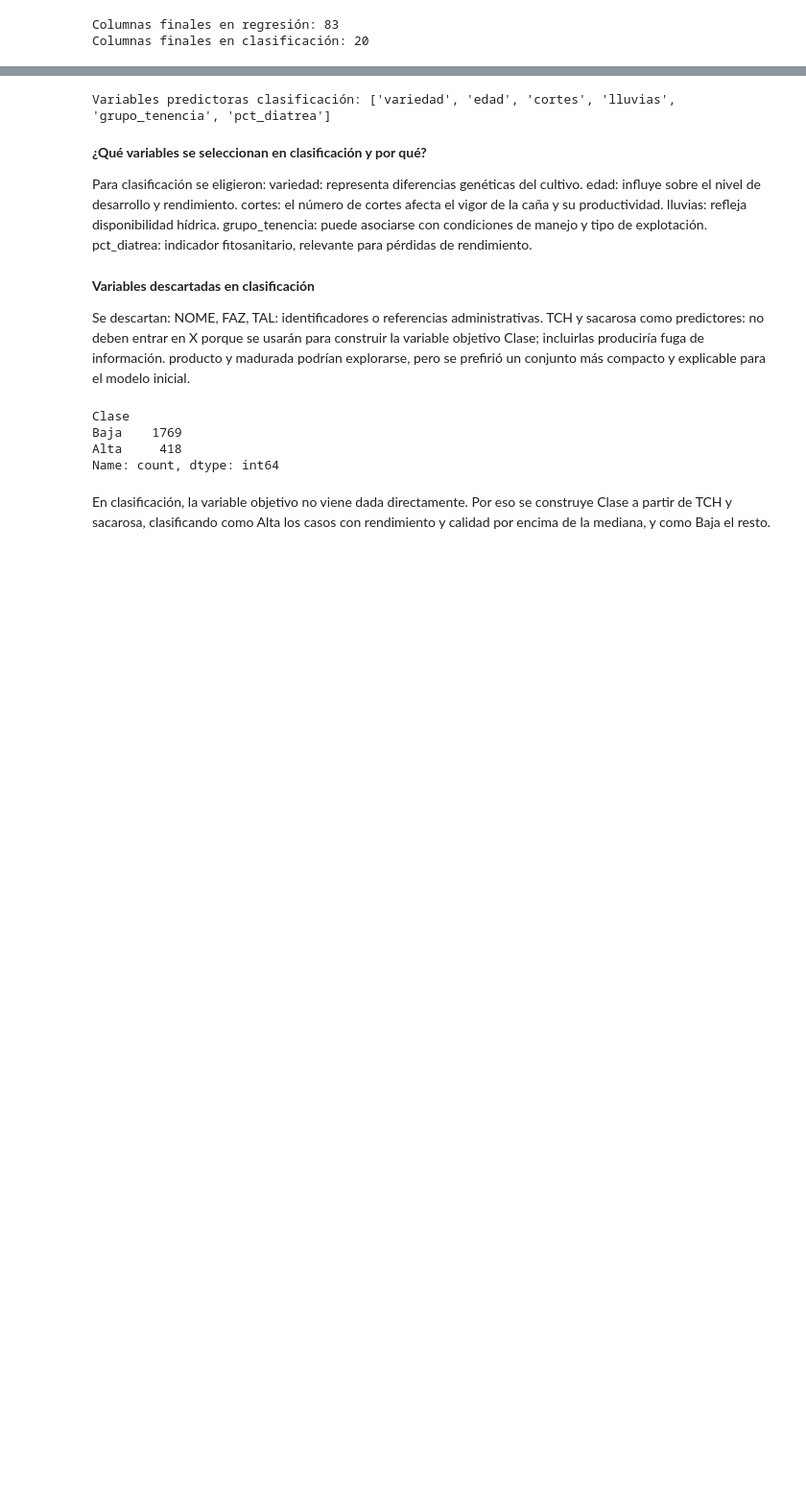
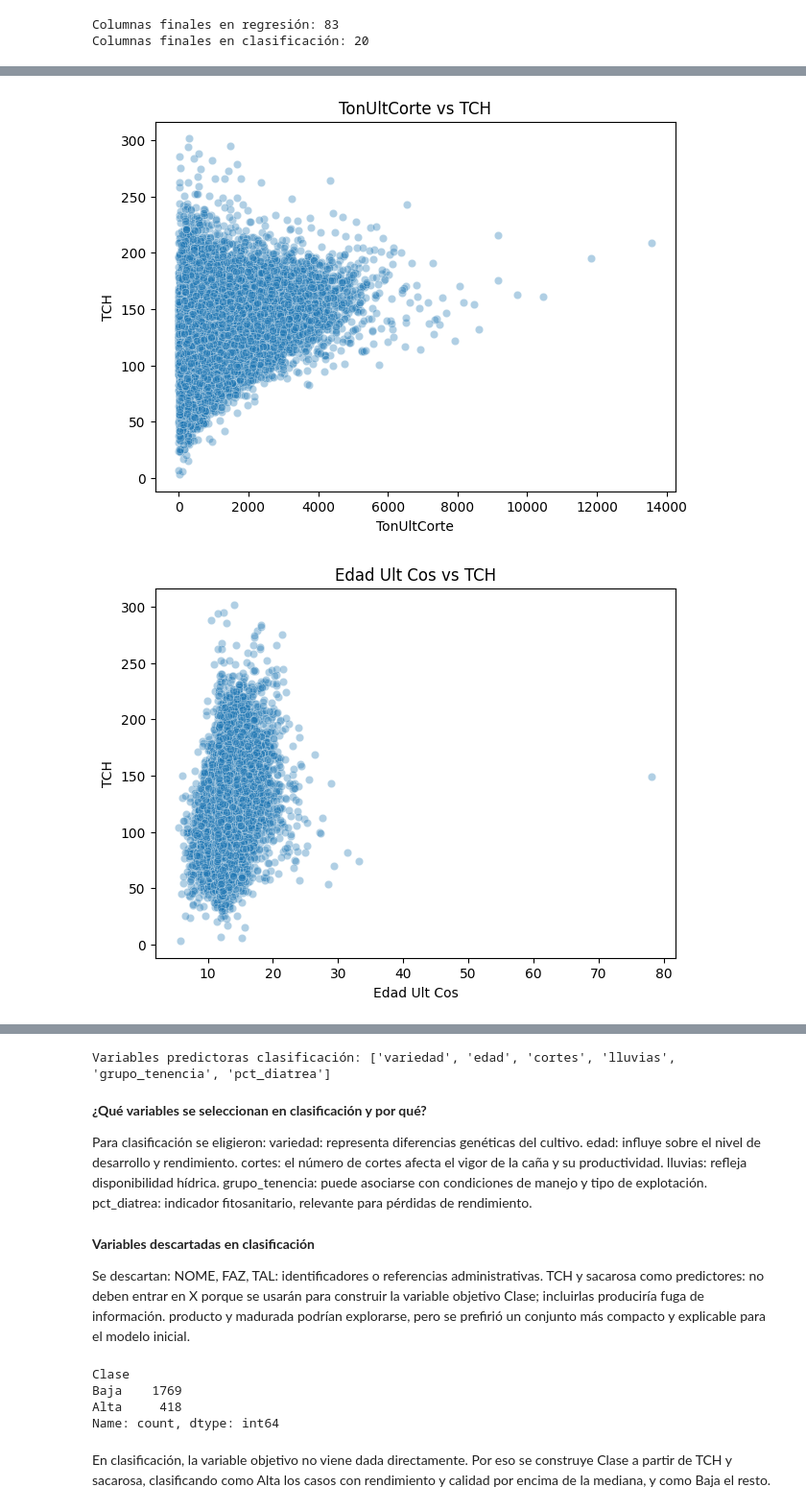
Before and after one commit to luiscadn/ProvidenciaCane-Harvest-Forecasting-ML, a Jupyter notebook: notebooks/01_EDA.ipynb, the cells around one changed output, grey strips where cells are left out. Shown at 96% size. Saved outputs shown, nothing was run; the diff lists cells and outputs as text; code cells hidden in the pictures; blank space fills up the shorter version.

```diff
--- a/notebooks/01_EDA.ipynb
+++ b/notebooks/01_EDA.ipynb
@@ -106,0 +733,44 @@ Variables con altísimo porcentaje de faltantes: por ejemplo Fert.Nitrogen., Ure
+# %%
+
+# 1) TonUltCorte vs TCH
+plt.figure(figsize=(7,5))
+sns.scatterplot(data=df_reg_sacarosa, x='TonUltCorte', y='TCH', alpha=0.35)
+plt.title('TonUltCorte vs TCH')
+plt.xlabel('TonUltCorte')
+plt.ylabel('TCH')
+plt.show()
+
+# 2) Edad Ult Cos vs TCH
+plt.figure(figsize=(7,5))
+sns.scatterplot(data=df_reg_sacarosa, x='Edad Ult Cos', y='TCH', alpha=0.35)
+plt.title('Edad Ult Cos vs TCH')
+plt.xlabel('Edad Ult Cos')
+plt.ylabel('TCH')
+plt.show()
+
+# 3) Luvias 9 -FC vs TCH
+plt.figure(figsize=(7,5))
+sns.scatterplot(data=df_reg_sacarosa, x='Luvias 9 -FC', y='TCH', alpha=0.35)
+plt.title('Luvias 9 -FC vs TCH')
+plt.xlabel('Luvias 9 -FC')
+plt.ylabel('TCH')
+plt.show()
+
+# 4) Dosis Madurante vs %Sac.Caña
+plt.figure(figsize=(7,5))
+sns.scatterplot(data=df_reg_sacarosa, x='Dosis Madurante', y='%Sac.Caña', alpha=0.35)
+plt.title('Dosis Madurante vs %Sac.Caña')
+plt.xlabel('Dosis Madurante')
+plt.ylabel('%Sac.Caña')
+plt.show()
+
+# 5) Lluvias (2 Meses Ant.) vs %Sac.Caña
+plt.figure(figsize=(7,5))
+sns.scatterplot(data=df_reg_sacarosa, x='Lluvias (2 Meses Ant.)', y='%Sac.Caña', alpha=0.35)
+plt.title('Lluvias (2 Meses Ant.) vs %Sac.Caña')
+plt.xlabel('Lluvias (2 Meses Ant.)')
+plt.ylabel('%Sac.Caña')
+plt.show()
+# %% [output]
+[figure, added]
+[figure, added]
```
Also changed, not shown: parts of 64 cells of this notebook, 1 other file.
